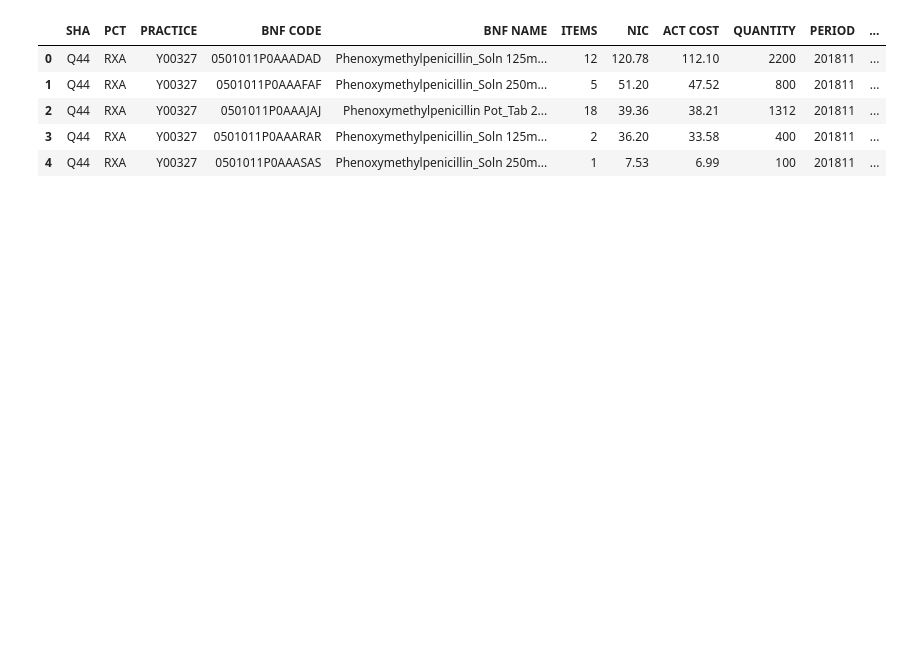
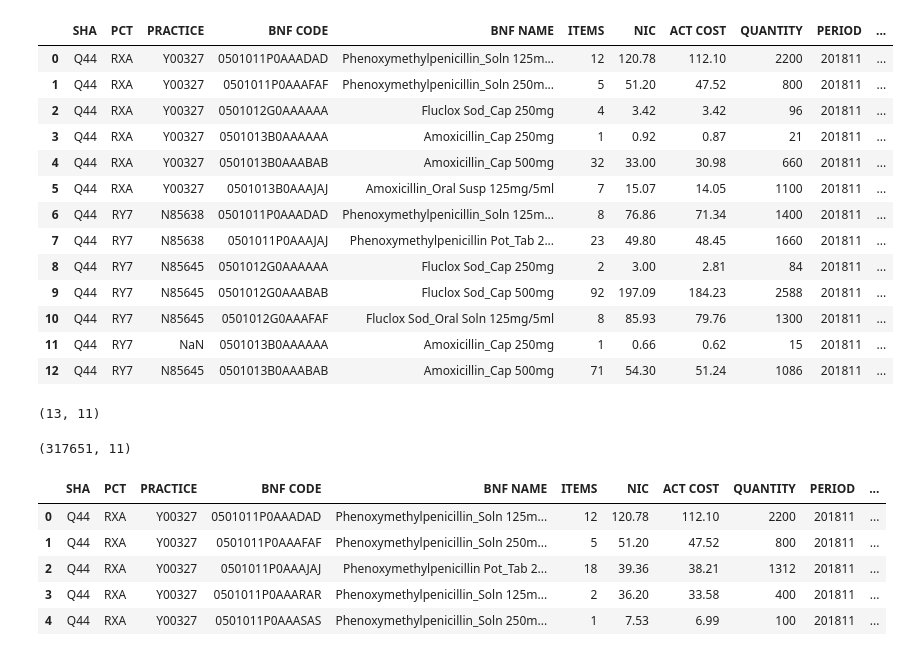
Before and after one commit to anenadic/2019-03-16-manchester, a Jupyter notebook: prescribing_exercises.ipynb, the cells around one changed output. Drawn from its saved outputs; the diff is of its cells as text; code cells hidden in the pictures; blank space fills up the shorter version.

```diff
--- a/prescribing_exercises.ipynb
+++ b/prescribing_exercises.ipynb
@@ -5 +93,22 @@ import pandas
+# %%
+sample
+# %% [output]
+|  | SHA | PCT | PRACTICE | BNF CODE | BNF NAME | ITEMS | NIC | ACT COST | QUANTITY | PERIOD | ... |
+| 0 | Q44 | RXA | Y00327 | 0501011P0AAADAD | Phenoxymethylpenicillin_Soln 125m... | 12 | 120.78 | 112.10 | 2200 | 201811 | ... |
+| 1 | Q44 | RXA | Y00327 | 0501011P0AAAFAF | Phenoxymethylpenicillin_Soln 250m... | 5 | 51.20 | 47.52 | 800 | 201811 | ... |
+| 2 | Q44 | RXA | Y00327 | 0501012G0AAAAAA | Fluclox Sod_Cap 250mg | 4 | 3.42 | 3.42 | 96 | 201811 | ... |
+| 3 | Q44 | RXA | Y00327 | 0501013B0AAAAAA | Amoxicillin_Cap 250mg | 1 | 0.92 | 0.87 | 21 | 201811 | ... |
+| 4 | Q44 | RXA | Y00327 | 0501013B0AAABAB | Amoxicillin_Cap 500mg | 32 | 33.00 | 30.98 | 660 | 201811 | ... |
+| 5 | Q44 | RXA | Y00327 | 0501013B0AAAJAJ | Amoxicillin_Oral Susp 125mg/5ml | 7 | 15.07 | 14.05 | 1100 | 201811 | ... |
+| 6 | Q44 | RY7 | N85638 | 0501011P0AAADAD | Phenoxymethylpenicillin_Soln 125m... | 8 | 76.86 | 71.34 | 1400 | 201811 | ... |
+| 7 | Q44 | RY7 | N85638 | 0501011P0AAAJAJ | Phenoxymethylpenicillin Pot_Tab 2... | 23 | 49.80 | 48.45 | 1660 | 201811 | ... |
+| 8 | Q44 | RY7 | N85645 | 0501012G0AAAAAA | Fluclox Sod_Cap 250mg | 2 | 3.00 | 2.81 | 84 | 201811 | ... |
+| 9 | Q44 | RY7 | N85645 | 0501012G0AAABAB | Fluclox Sod_Cap 500mg | 92 | 197.09 | 184.23 | 2588 | 201811 | ... |
+| 10 | Q44 | RY7 | N85645 | 0501012G0AAAFAF | Fluclox Sod_Oral Soln 125mg/5ml | 8 | 85.93 | 79.76 | 1300 | 201811 | ... |
+| 11 | Q44 | RY7 | NaN | 0501013B0AAAAAA | Amoxicillin_Cap 250mg | 1 | 0.66 | 0.62 | 15 | 201811 | ... |
+| 12 | Q44 | RY7 | N85645 | 0501013B0AAABAB | Amoxicillin_Cap 500mg | 71 | 54.30 | 51.24 | 1086 | 201811 | ... |
+# %%
+sample.shape
+# %% [output]
+(13, 11)
 # %%
@@ -7,3 +116,7 @@ data = pandas.read_csv('antibiotic.csv')
+# %%
+data.shape
+# %% [output]
+(317651, 11)
 # %%
 data.head()
 # %% [output]
```
Also changed, not shown: parts of 72 cells of this notebook, 1 other file.
